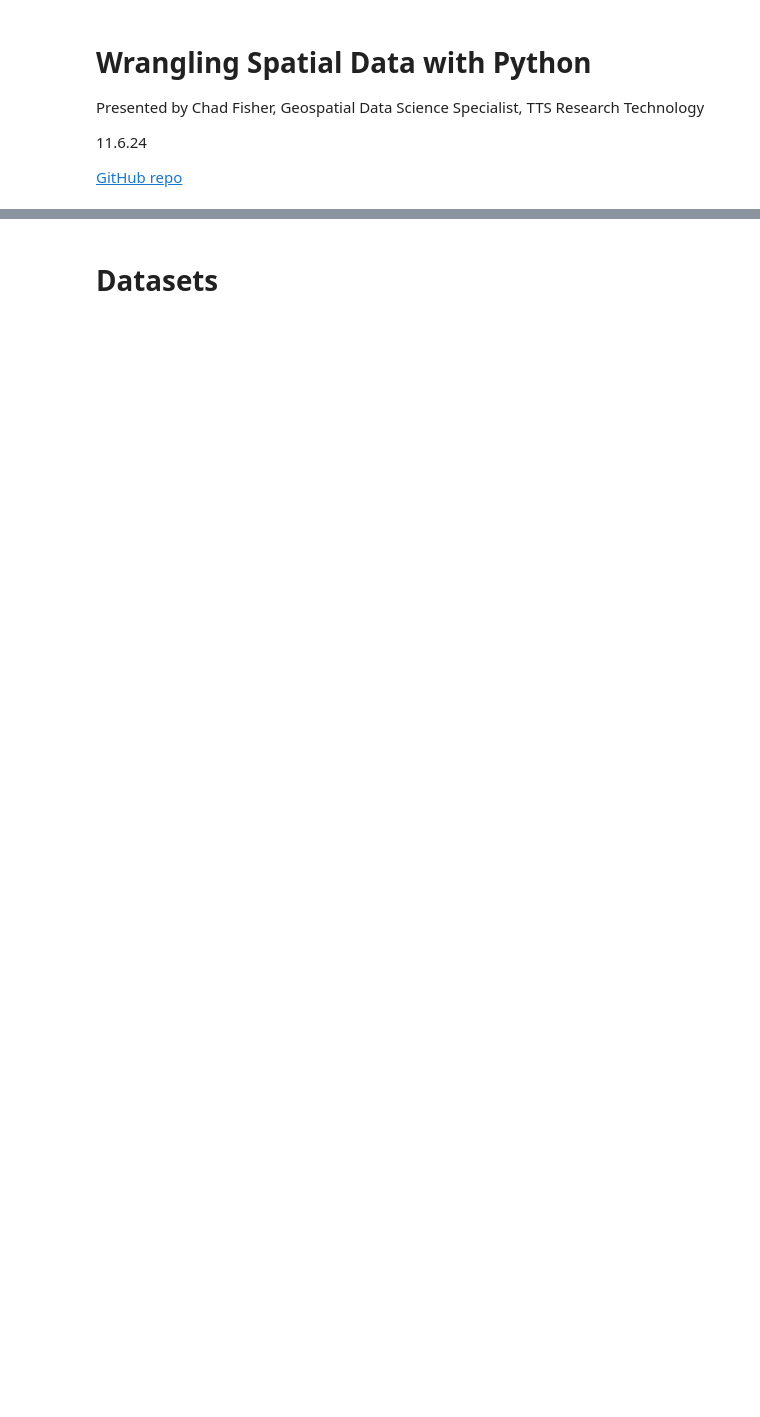
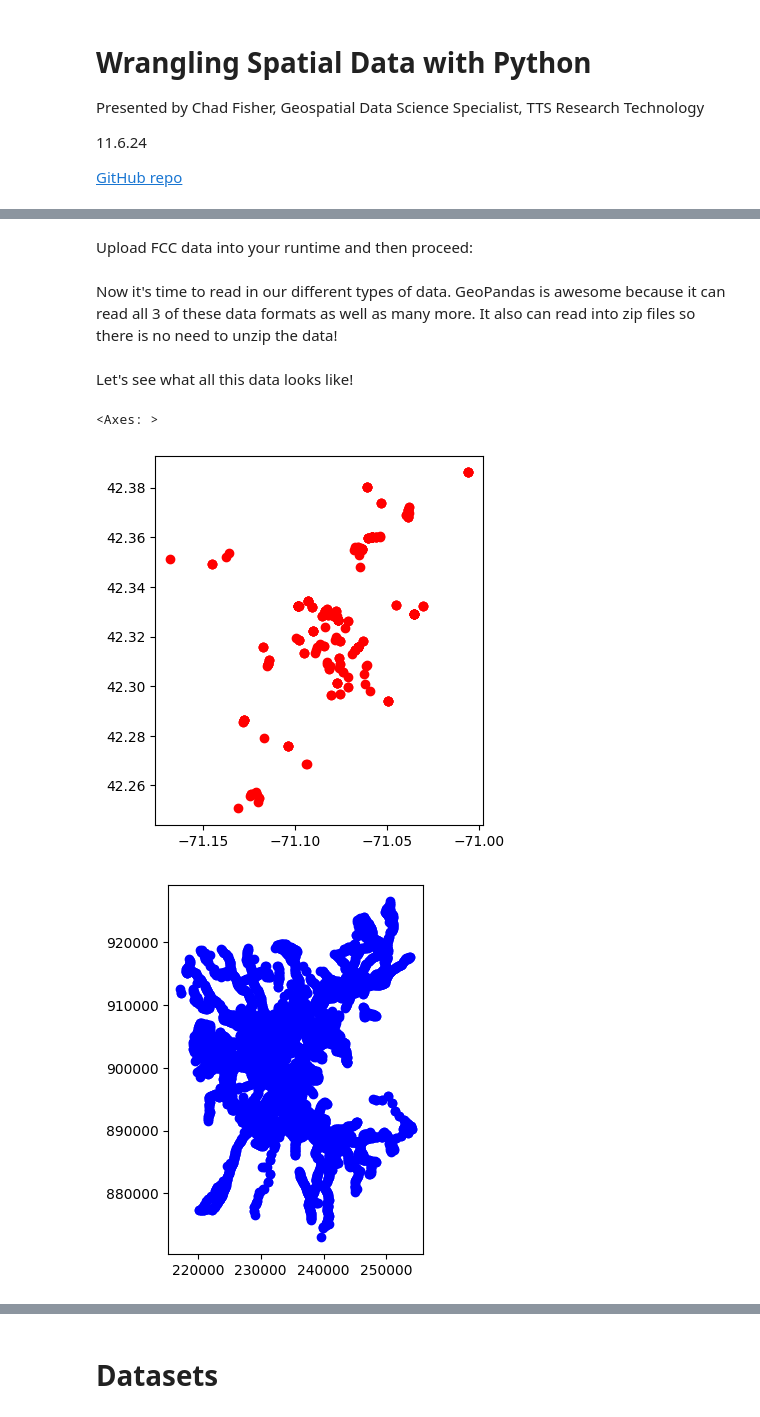
Before and after one commit to chad-fisher/SpatialDataScienceSandbox, a Jupyter notebook: Geoprocessing.ipynb, the cells around one changed output, grey strips where cells are left out. Saved outputs shown, nothing was run; the diff lists cells and outputs as text; code cells hidden in the pictures; blank space fills up the shorter version.

```diff
--- a/Geoprocessing.ipynb
+++ b/Geoprocessing.ipynb
@@ -21,0 +31,2 @@ There are many common spatial data formats including:
+# %%
+WiFi=gpd.read_file('https://bostonopendata-boston.opendata.arcgis.com/api/download/v1/items/6a7a0ab4e964471f819d40078b17e7fa/geojson?layers=0')
@@ -21,0 +49,18 @@ There are many common spatial data formats including:
+# %% [markdown]
+Upload FCC data into your runtime and then proceed:
+# %% [markdown]
+Now it's time to read in our different types of data. GeoPandas is awesome because it can read all 3 of these data formats as well as many more. It also can read into zip files so there is no need to unzip the data!
+# %%
+MBTA=gpd.read_file('mbtabus/MBTABUSSTOPS_PT.shp')
+# %%
+FCC=gpd.read_file('FCC_Data.zip')
+# %% [markdown]
+Let's see what all this data looks like!
+# %%
+WiFi.plot(color='red')
+MBTA.plot(color='blue')
+FCC.plot(color='green')
+# %% [output]
+<Axes: >
+[figure, added]
+[figure, added]
```
Also changed, not shown: parts of 57 cells of this notebook.
